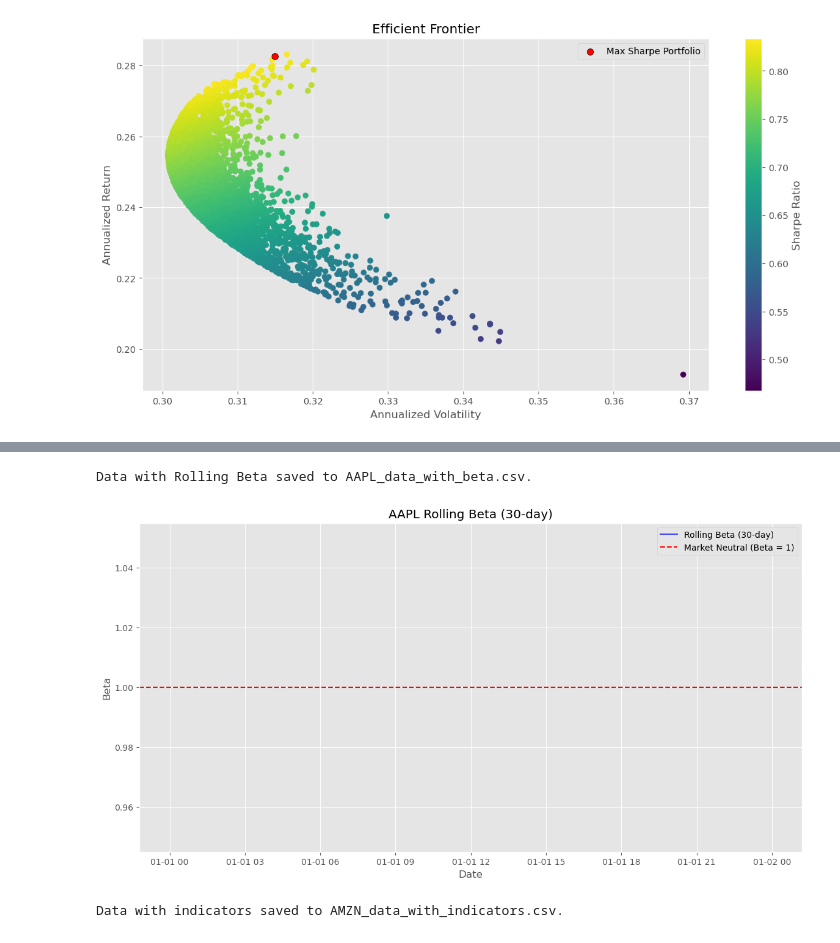
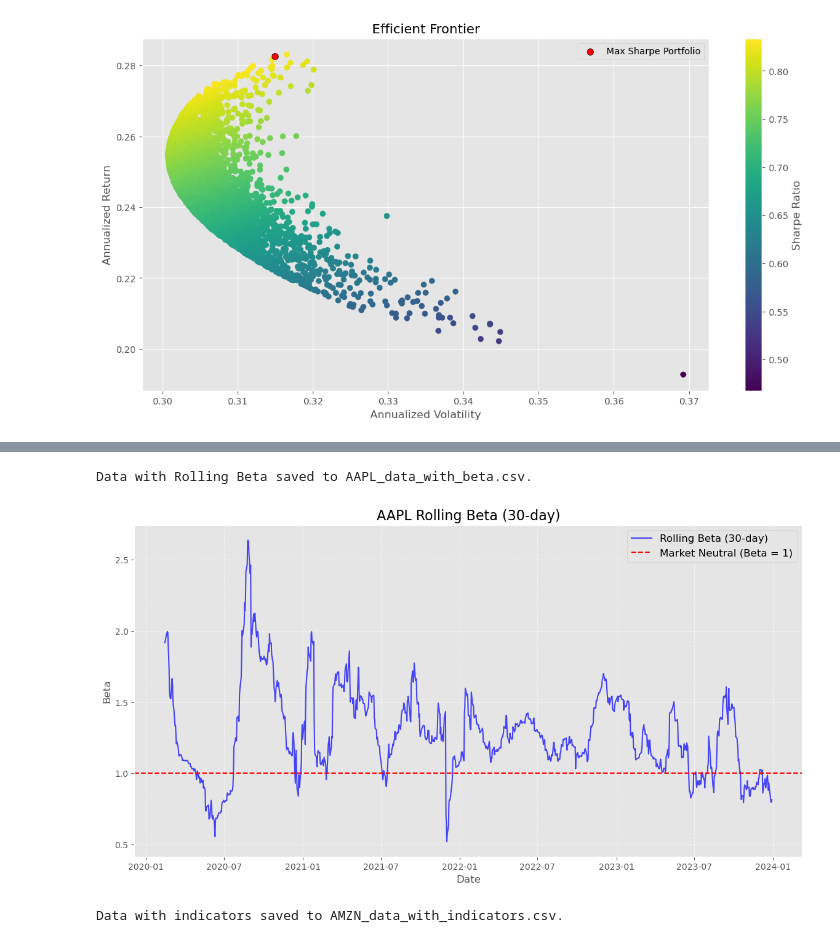
Before and after one commit to ysabharw/QuantInsight, a Jupyter notebook: eda.ipynb, the cells around one changed output, grey strips where cells are left out. Drawn from its saved outputs; the diff is of its cells as text; code cells hidden in the pictures.

Commit message:
Refined Rolling Beta

```diff
--- a/eda.ipynb
+++ b/eda.ipynb
@@ -296,61 +296,83 @@ GOOGL: 5.04%
 AMZN: 25.32%
 [figure]
 # %%
-# Function to calculate Rolling Beta
+# Define a function to calculate rolling beta
 def calculate_beta(stock_returns, market_returns, window=30):
     """
-    Calculate rolling beta of the stock with respect to the market.
+    Calculate the rolling beta of a stock relative to a market index.
 
-    Beta measures the stock's volatility relative to the market:
+    Beta is a measure of a stock's volatility compared to the market:
     - Beta > 1: Stock is more volatile than the market.
     - Beta < 1: Stock is less volatile than the market.
+    - Beta = 1: Stock moves in line with the market.
 
     Parameters:
-    stock_returns (pd.Series): Daily returns of the stock.
-    market_returns (pd.Series): Daily returns of the market index.
-    window (int): Rolling window size (default is 30).
+    - stock_returns (pd.Series): Daily returns of the stock.
+    - market_returns (pd.Series): Daily returns of the market index.
+    - window (int): Rolling window size in days for beta calculation.
 
     Returns:
-    pd.Series: Rolling beta values.
+    - pd.Series: Rolling beta values.
     """
-    # Calculate rolling covariance between stock and market returns
+    # Calculate the rolling covariance between stock and market returns
     covariance = stock_returns.rolling(window).cov(market_returns)
-    # Calculate rolling variance of market returns
+
+    # Calculate the rolling variance of the market returns
     market_variance = market_returns.rolling(window).var()
-    # Calculate beta as covariance / market variance
+
+    # Beta is the ratio of covariance to market variance
     beta = covariance / market_variance
     return beta
 
-# Fetch market data (e.g., S&P 500 index) for benchmark comparison
-market_ticker = "^GSPC"  # S&P 500 ticker symbol
+# Fetch stock data for the chosen ticker
+ticker = "AAPL"  # Stock ticker symbol for Apple Inc.
+stock_data = yf.download(ticker, start="2020-01-01", end="2024-01-01")
+stock_data.reset_index(inplace=True)  # Ensure 'Date' is a column for easier plotting and analysis
+stock_data['Stock Return'] = stock_data['Close'].pct_change()  # Calculate daily percentage returns for the stock
+
+# Fetch market data (e.g., S&P 500 index as a proxy for the overall market)
+market_ticker = "^GSPC"  # Ticker symbol for the S&P 500 index
 market_data = yf.download(market_ticker, start="2020-01-01", end="2024-01-01")
-market_data['Market Return'] = market_data['Close'].pct_change()  # Calculate daily market returns
+market_data.reset_index(inplace=True)  # Ensure 'Date' is a column for consistent structure
+market_data['Market Return'] = market_data['Close'].pct_change()  # Calculate daily percentage returns for the market
 
-# Calculate stock returns
-data['Stock Return'] = data['Close'].pct_change()  # Calculate daily stock returns
+# Calculate the rolling beta using a 30-day rolling window
+stock_data['Rolling Beta'] = calculate_beta(stock_data['Stock Return'], market_data['Market Return'], window=30)
 
-# Align stock and market returns to ensure matching indices
-stock_returns = data['Stock Return'].dropna()  # Drop NaN values from stock returns
-market_returns = market_data['Market Return'].dropna()  # Drop NaN values from market returns
-stock_returns, market_returns = stock_returns.align(market_returns, join='inner')  # Align indices
+# Save the processed data with rolling beta to a CSV file for further use
+output_file_with_beta = f"{ticker}_data_with_beta.csv"
+stock_data.to_csv(output_file_with_beta, index=False)  # Save the data to a CSV file
+print(f"Data with Rolling Beta saved to {output_file_with_beta}.")
 
-# Calculate rolling beta using a 30-day rolling window
-data['Rolling Beta'] = calculate_beta(stock_returns, market_returns, window=30)
+# Plot the rolling beta to visualize how it changes over time
+plt.figure(figsize=(14, 7))
 
-# Save the updated dataset to a CSV file for further analysis
-output_file_with_beta = f"{ticker}_data_with_beta.csv"
-data.to_csv(output_file_with_beta, index=False)
-print(f"\nData with Rolling Beta saved to {output_file_with_beta}.")
+# Ensure the 'Date' column is present in the DataFrame for plotting
+if 'Date' in stock_data.columns:
+    plt.plot(
+        stock_data['Date'],  # Date column for the x-axis
+        stock_data['Rolling Beta'],  # Rolling Beta column for the y-axis
+        label='Rolling Beta (30-day)',
+        color='blue',
+        alpha=0.7
+    )
+else:
+    print("Warning: 'Date' column not found in stock_data. Check the DataFrame structure.")
 
-# Plot Rolling Beta to visualize how it changes over time
-plt.figure(figsize=(14, 7))
-plt.plot(data['Date'], data['Rolling Beta'], label='Rolling Beta (30-day)', color='blue', alpha=0.7)
-plt.axhline(1, color='red', linestyle='--', label='Market Neutral (Beta = 1)')  # Reference line for market-neutral beta
-plt.title(f'{ticker} Rolling Beta (30-day)')
-plt.xlabel('Date')
-plt.ylabel('Beta')
-plt.legend()
-plt.grid(True)
+# Add a reference line to indicate market-neutral beta (Beta = 1)
+plt.axhline(
+    y=1,
+    color='red',
+    linestyle='--',
+    label='Market Neutral (Beta = 1)'
+)
+
+# Customize the plot for presentation and clarity
+plt.title(f'{ticker} Rolling Beta (30-day)', fontsize=16)
+plt.xlabel('Date', fontsize=12)
+plt.ylabel('Beta', fontsize=12)
+plt.legend(fontsize=12)
+plt.grid(True, linestyle='--', alpha=0.6)
 plt.show()
 # %% [output]
 [*********************100%***********************]  1 of 1 completed
@@ -357,5 +380,5 @@ plt.show()
 Data with Rolling Beta saved to AAPL_data_with_beta.csv.
-[figure, old version]
+[figure, new version]
 # %%
 # Export portfolio weights and metrics for further analysis
 portfolio_results = pd.DataFrame({
```
Also changed, not shown: parts of 1 cell of this notebook, 1 other file.
